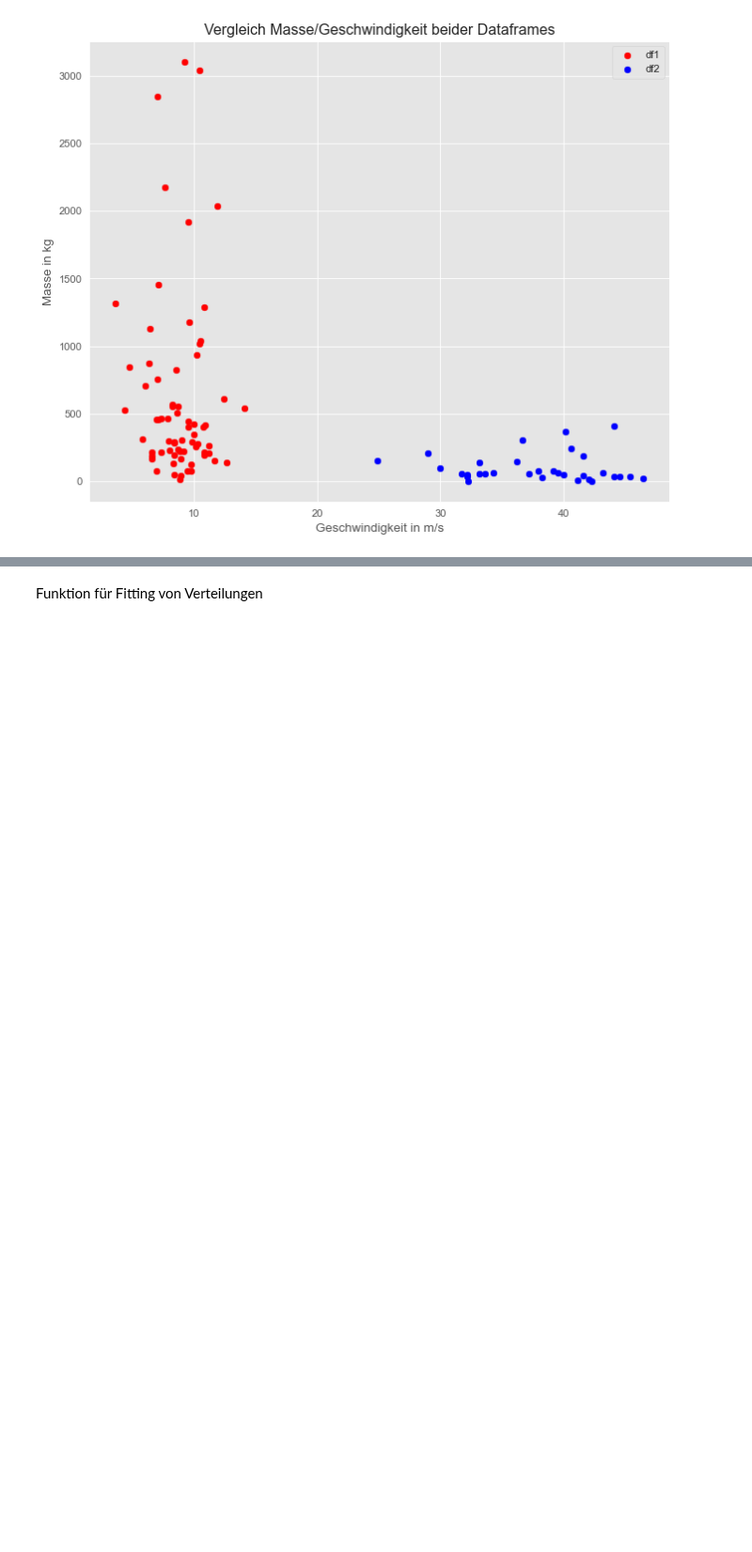
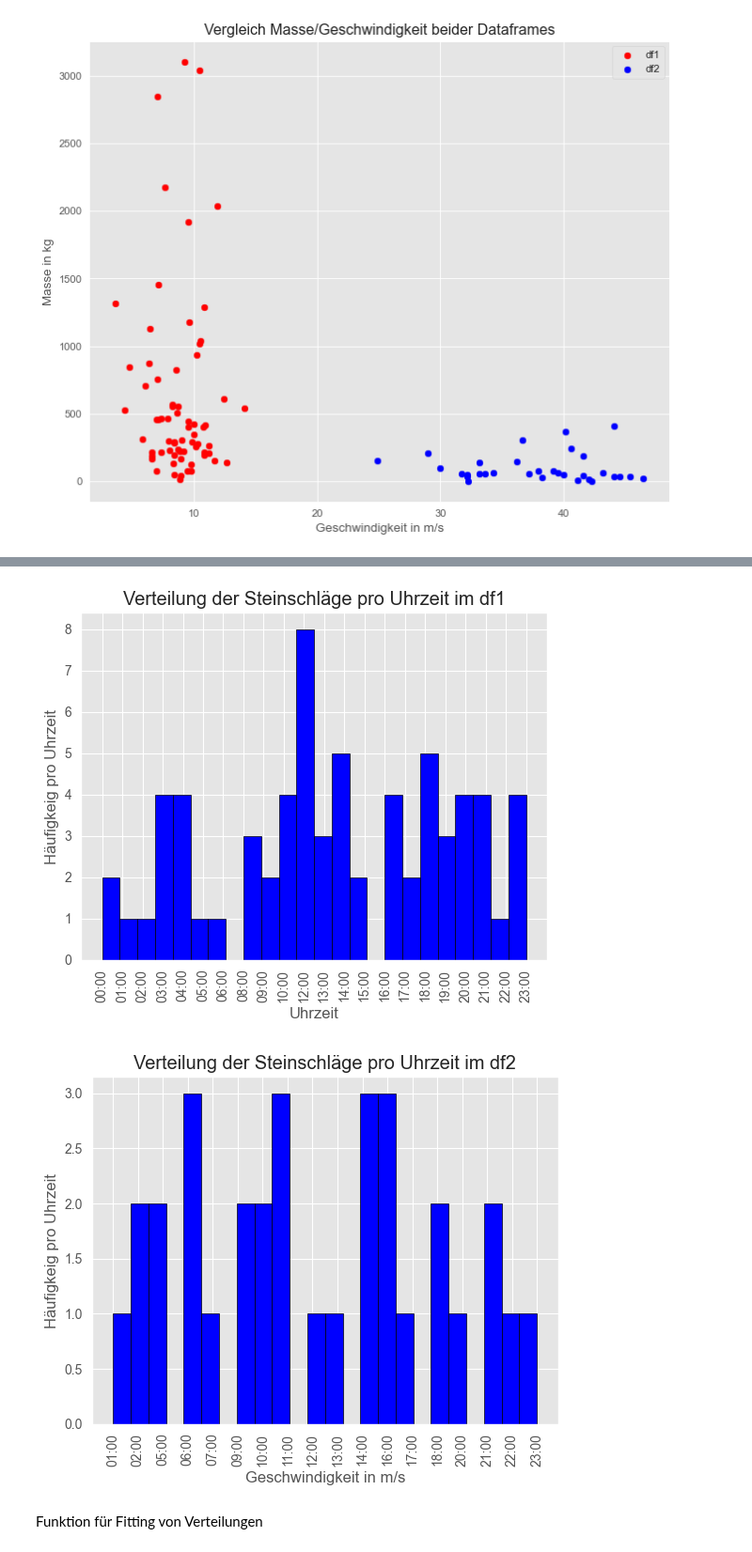
Before and after one commit to lhenchoz/cwm1, a Jupyter notebook: Steinschlag_v1.ipynb, the cells around one changed output, grey strips where cells are left out. Shown at 94% size. Saved outputs shown, nothing was run; the diff lists cells and outputs as text; code cells hidden in the pictures; blank space fills up the shorter version.

Commit message:
Uhrzeit ergänzt

```diff
--- a/Steinschlag_v1.ipynb
+++ b/Steinschlag_v1.ipynb
@@ -126,3 +155,22 @@ plt.show()
+# %%
+df1.sort_values(by="Time", inplace = True)
+plt.hist(df1["Time"], color='blue', edgecolor='black', bins = 24)
+plt.xticks(rotation=90)
+plt.xlabel("Uhrzeit")
+plt.ylabel("Häufigkeig pro Uhrzeit")
+plt.title("Verteilung der Steinschläge pro Uhrzeit im df1")
+plt.show()
+
+df2.sort_values(by="Time", inplace = True)
+plt.hist(df2["Time"], color='blue', edgecolor='black', bins = 24)
+plt.xticks(rotation=90)
+plt.xlabel("Geschwindigkeit in m/s")
+plt.ylabel("Häufigkeig pro Uhrzeit")
+plt.title("Verteilung der Steinschläge pro Uhrzeit im df2")
+plt.show()
+# %% [output]
+[figure, added]
+[figure, added]
 # %% [markdown]
 Funktion für Fitting von Verteilungen
 # %%
```
Also changed, not shown: parts of 2 cells of this notebook.
